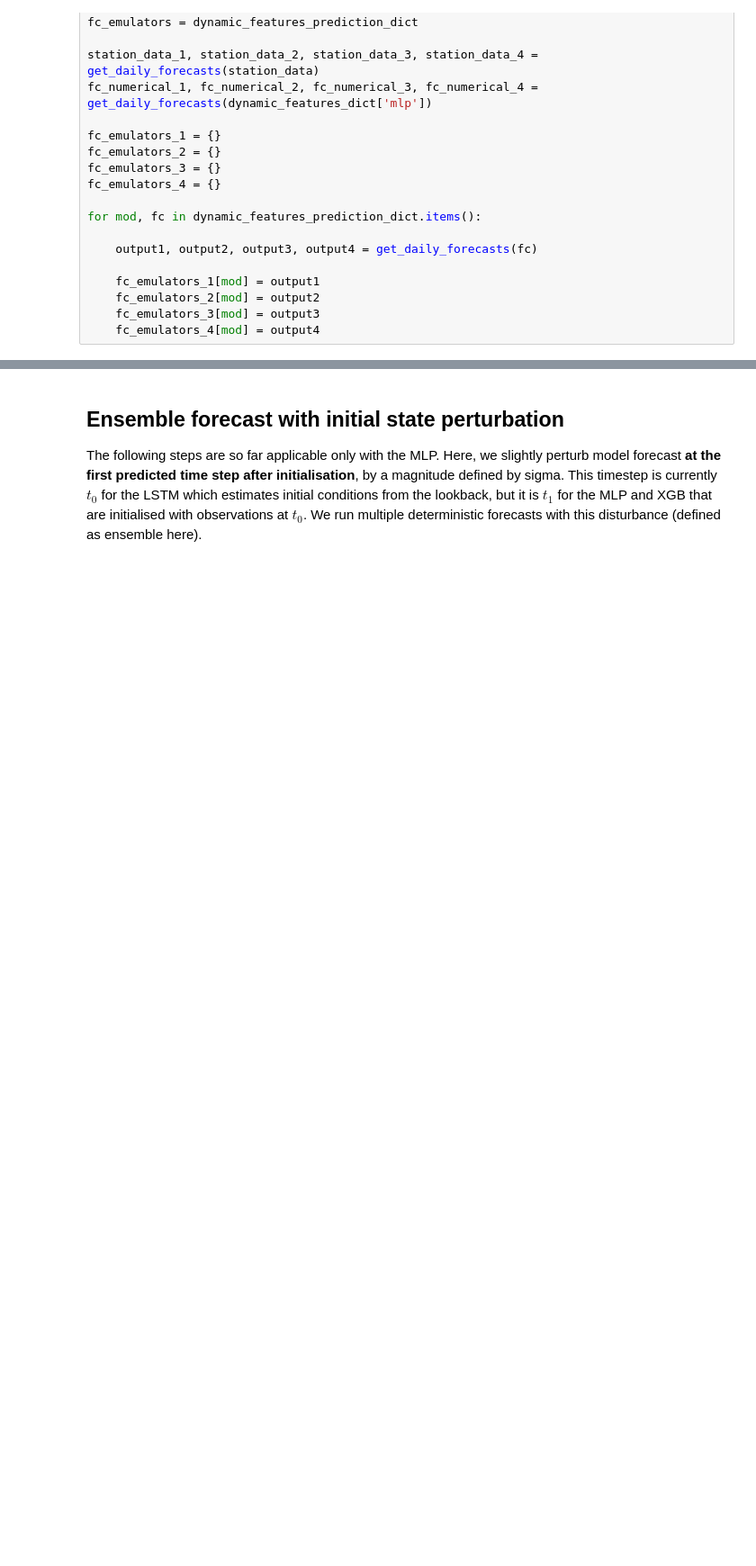
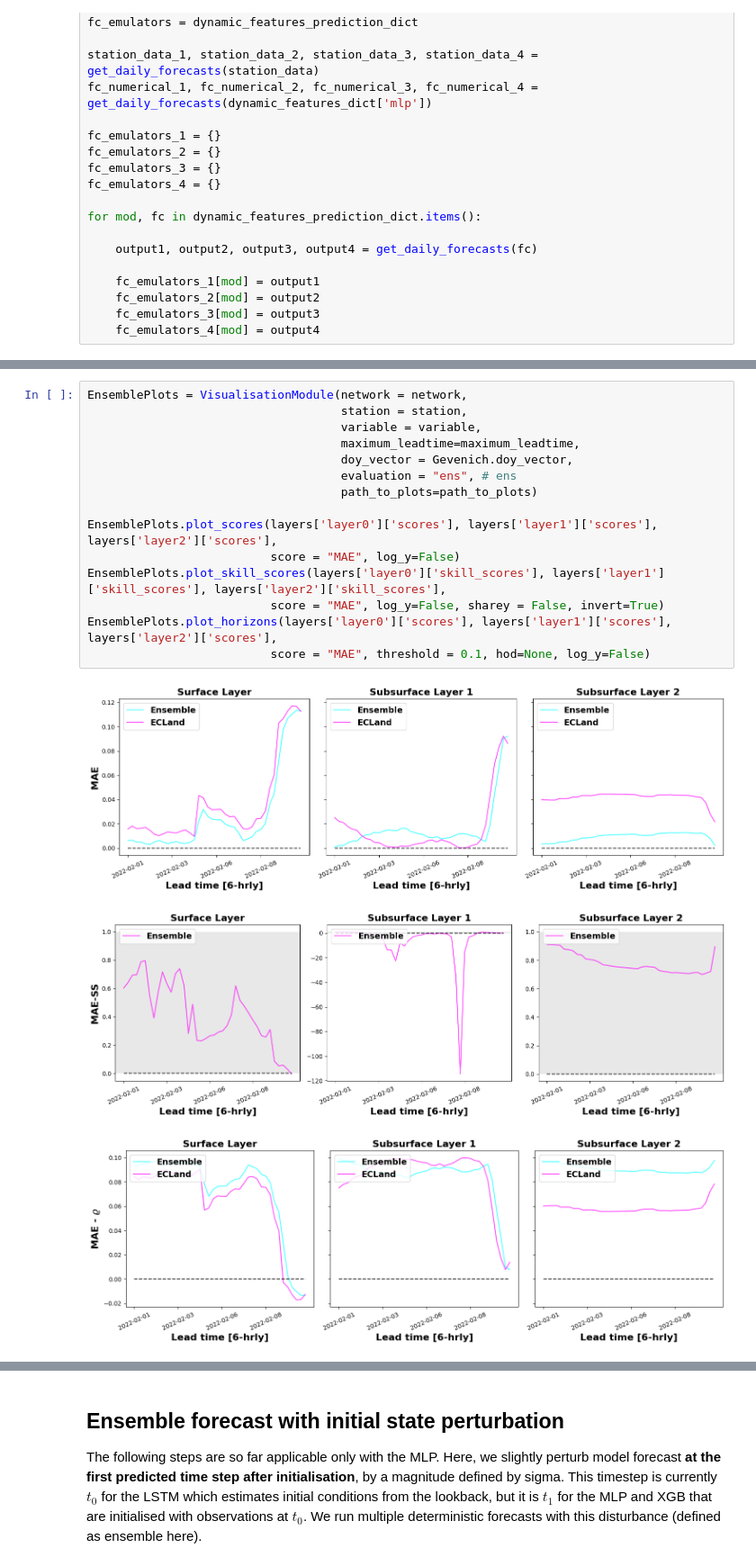
Before and after one commit to MWesselkamp/forecast-horizons, a Jupyter notebook: ecland-emulator/notebooks/evaluation_template.ipynb, the cells around one changed output, grey strips where cells are left out. Shown at 90% size. Drawn from its saved outputs; the diff is of its cells as text; blank space fills up the shorter version.

```diff
--- a/ecland-emulator/notebooks/evaluation_template.ipynb
+++ b/ecland-emulator/notebooks/evaluation_template.ipynb
@@ -242,6 +248,25 @@ Evaluation with RMSE
 Shape of subset:  (3, 40, 1)
 Evaluation with RMSE
 Shape of subset:  (3, 40, 1)
+# %%
+EnsemblePlots = VisualisationModule(network = network,
+                                    station = station,
+                                    variable = variable,
+                                    maximum_leadtime=maximum_leadtime,
+                                    doy_vector = Gevenich.doy_vector,
+                                    evaluation = "ens", # ens
+                                    path_to_plots=path_to_plots)
+
+EnsemblePlots.plot_scores(layers['layer0']['scores'], layers['layer1']['scores'], layers['layer2']['scores'],
+                          score = "MAE", log_y=False)
+EnsemblePlots.plot_skill_scores(layers['layer0']['skill_scores'], layers['layer1']['skill_scores'], layers['layer2']['skill_scores'],
+                          score = "MAE", log_y=False, sharey = False, invert=True)
+EnsemblePlots.plot_horizons(layers['layer0']['scores'], layers['layer1']['scores'], layers['layer2']['scores'],
+                          score = "MAE", threshold = 0.1, hod=None, log_y=False)
+# %% [output]
+[figure, added]
+[figure, added]
+[figure, added]
 # %%
 def evaluate(observations,
              fc_numerical,
```
Also changed, not shown: parts of 8 cells of this notebook, 2 other files.
